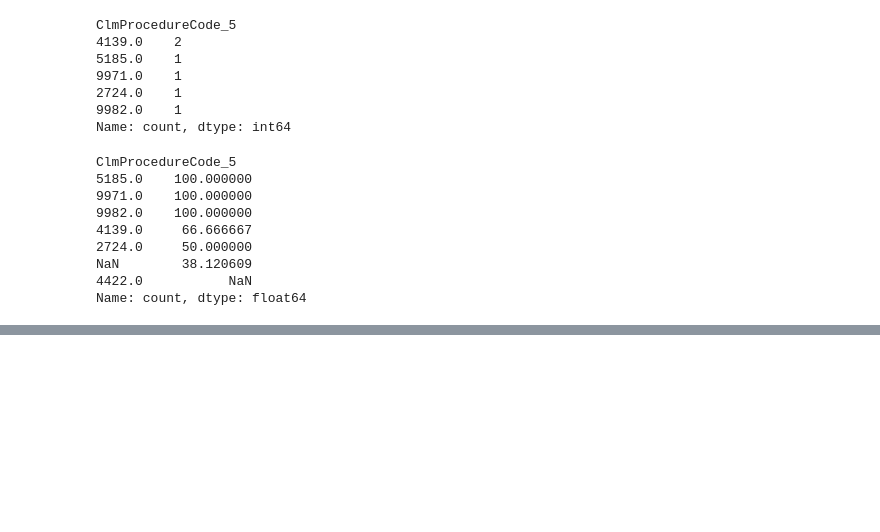
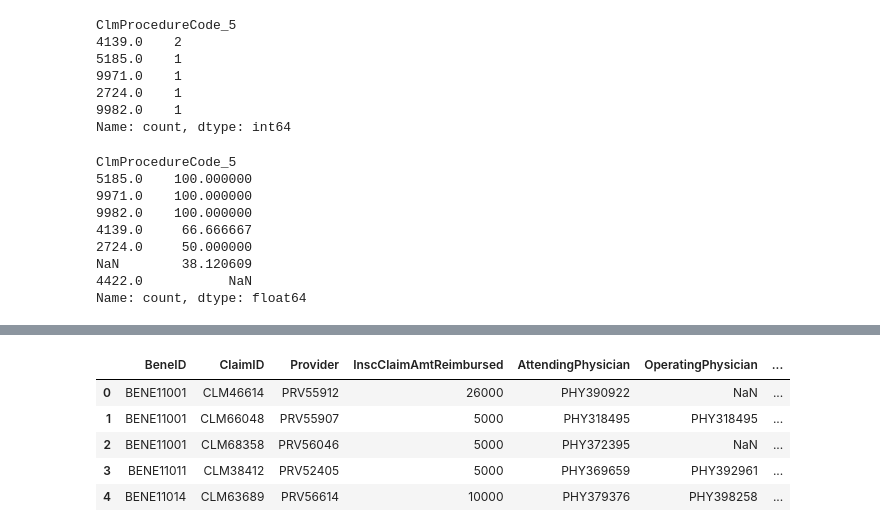
Before and after one commit to infoshareacademy/jdszr19-grupa-specjalna, a Jupyter notebook: AnalizaEDA_atorba.ipynb, the cells around one changed output, grey strips where cells are left out. Drawn from its saved outputs; the diff is of its cells as text; code cells hidden in the pictures; blank space fills up the shorter version.

```diff
--- a/AnalizaEDA_atorba.ipynb
+++ b/AnalizaEDA_atorba.ipynb
@@ -1648,0 +1749,17 @@ Name: count, dtype: float64
+# %%
+
+
+
+# Wybierz kolumny, których nazwa kończy się cyfrą 1-9
+digit_cols = ['ClmDiagnosisCode_1', 'ClmDiagnosisCode_2',
+       'ClmDiagnosisCode_3', 'ClmDiagnosisCode_4', 'ClmDiagnosisCode_5',
+       'ClmDiagnosisCode_6', 'ClmDiagnosisCode_7', 'ClmDiagnosisCode_8',
+       'ClmDiagnosisCode_9', 'ClmDiagnosisCode_10']
+# Stwórz pustą kolumnę docelową
+all_data['digit_found'] = None
+# Iteruj po wybranych kolumnach i przypisz cyfrę tam, gdzie wartość == 1
+for col in digit_cols:
+    digit = col[-1]
+    mask = all_data[col] == 1
+    all_data.loc[mask, 'digit_found'] = digit
+display(all_data.head())
@@ -1648,0 +1784,9 @@ Name: count, dtype: float64
+# %%
+display(all_data.head())
+# %% [output]
+|  | BeneID | ClaimID | Provider | InscClaimAmtReimbursed | AttendingPhysician | OperatingPhysician | ... |
+| 0 | BENE11001 | CLM46614 | PRV55912 | 26000 | PHY390922 | NaN | ... |
+| 1 | BENE11001 | CLM66048 | PRV55907 | 5000 | PHY318495 | PHY318495 | ... |
+| 2 | BENE11001 | CLM68358 | PRV56046 | 5000 | PHY372395 | NaN | ... |
+| 3 | BENE11011 | CLM38412 | PRV52405 | 5000 | PHY369659 | PHY392961 | ... |
+| 4 | BENE11014 | CLM63689 | PRV56614 | 10000 | PHY379376 | PHY398258 | ... |
```
Also changed, not shown: parts of 16 cells of this notebook, 8 other files.
